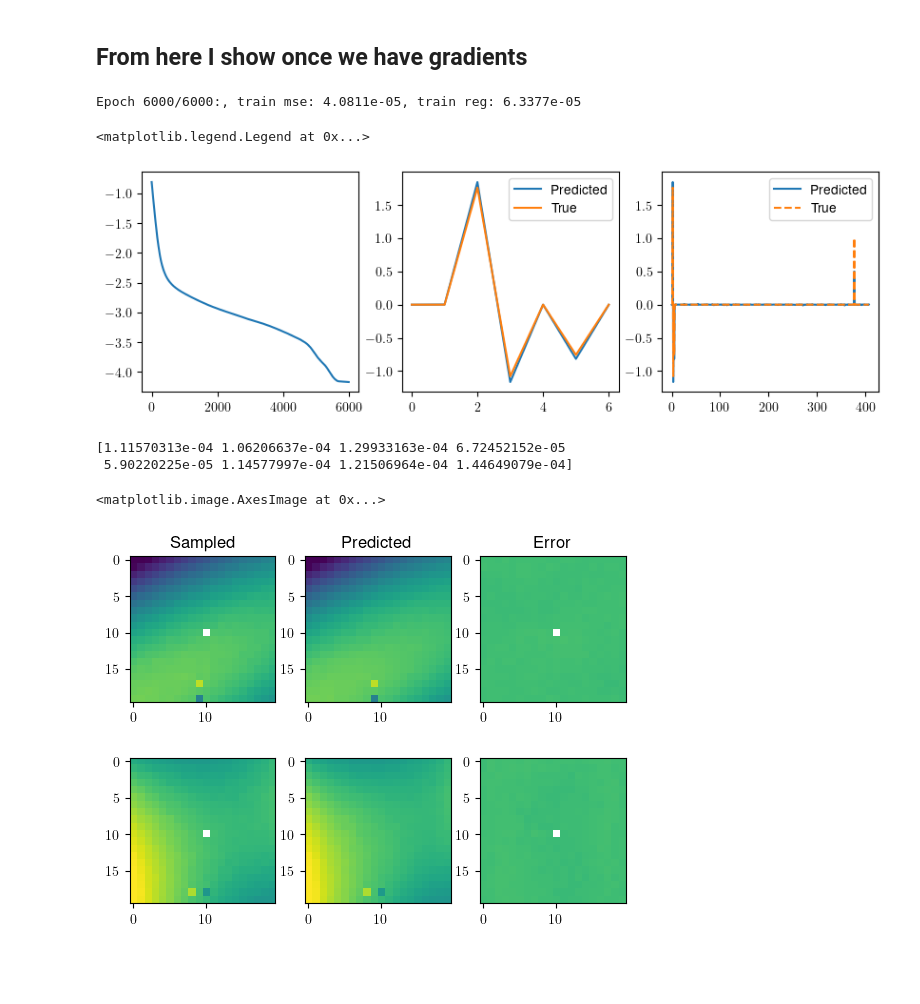
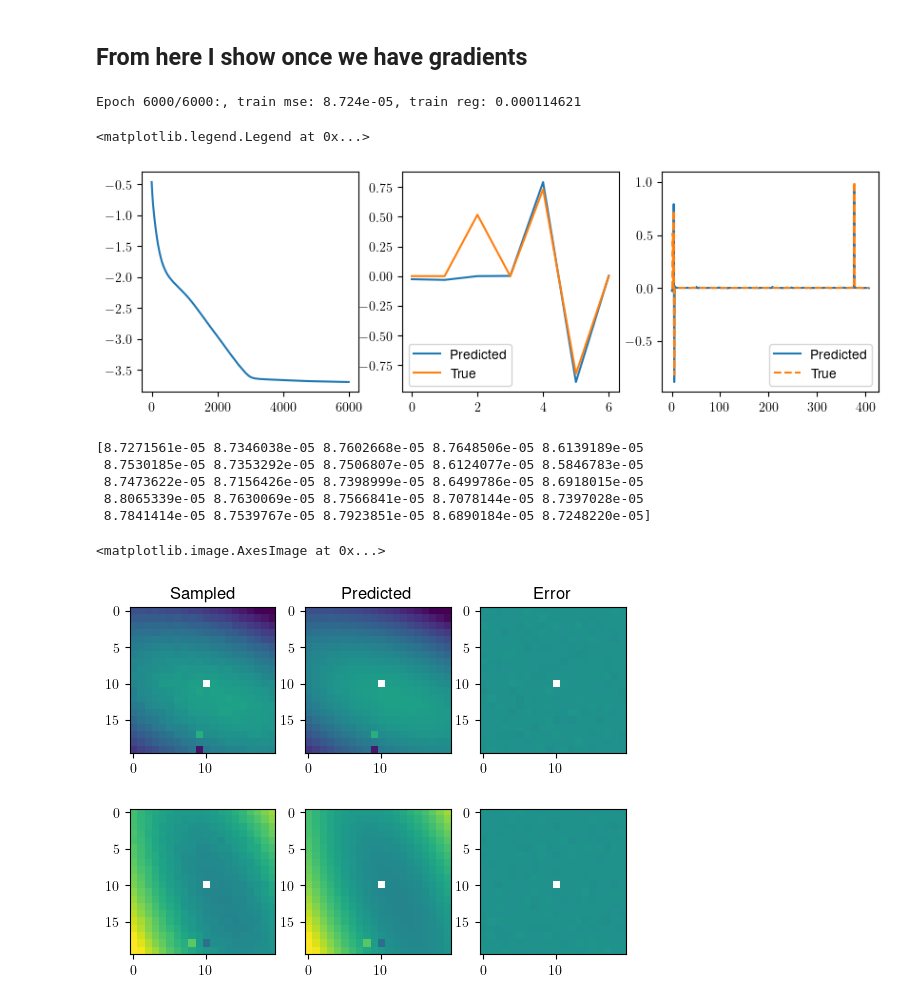
Before and after one commit to sunnyhoward/overdictionary, a Jupyter notebook: examples/Overcomplete.ipynb, the cells around one changed output. Drawn from its saved outputs; the diff is of its cells as text; code cells hidden in the pictures; blank space fills up the shorter version.

```diff
--- a/examples/Overcomplete.ipynb
+++ b/examples/Overcomplete.ipynb
@@ -75,32 +75,37 @@ sampled_gradient[:,10,10] = np.nan
 
 sampled_gradient+=torch.randn_like(sampled_gradient)*0.01 * torch.max(torch.nan_to_num(sampled_gradient))
 
-num_inits = 8
+num_inits = 25
 
 evaller = ModalEvaluator(size=(size,size), initializations=num_inits, n_zernike_rows=n_zernike_rows, zern_transform=True,pixel_basis=True, device=device)
 # %%
-init_rot, init_transX, init_transY = [0.]*num_inits, [0.]*num_inits, [0.]*num_inits
+init_transX, init_transY = np.meshgrid(np.linspace(-.2, .2, 5), np.linspace(-.2, .2, 5))
 
-coeffs, history = evaller.fit(sampled_gradient, affine_initialization=[init_rot, init_transX, init_transY], epochs=6000, lr=3e-3, l1_reg=7e-4)
+init_rot, init_transX, init_transY = [0.]*num_inits, init_transX.flatten(), init_transY.flatten()
+
+coeffs, history = evaller.fit(sampled_gradient, affine_initialization=[init_rot, init_transX, init_transY], epochs=6000, lr=3e-3, l1_reg=1e-3)
 # %% [output]
-Epoch 6000/6000:, train mse: 4.0811e-05, train reg: 6.3377e-05
+Epoch 6000/6000:, train mse: 8.724e-05, train reg: 0.000114621
 # %%
 fig,ax = plt.subplots(1,3, figsize = (10,3))
 ax[0].plot(np.log10(history['loss']))
-ax[1].plot(coeffs['coefficients'][evaller.best_init,3:n_zernike].detach().cpu()/2)
+ax[1].plot(coeffs['coefficients'][evaller.best_init,3:n_zernike].detach().cpu())
 ax[1].plot(mode_coeffs[3:n_zernike,0,0])
 ax[1].legend(['Predicted','True'])
-ax[2].plot(coeffs['coefficients'][evaller.best_init,3:].detach().cpu()/2)
+ax[2].plot(coeffs['coefficients'][evaller.best_init,3:].detach().cpu())
 ax[2].plot(mode_coeffs[3:,0,0],'--')
 ax[2].legend(['Predicted','True'])
 # %% [output]
 <matplotlib.legend.Legend at 0x...>
-[figure, old version]
+[figure, new version]
 # %%
 print(history['per_init_loss'])
 # %% [output]
-[1.11570313e-04 1.06206637e-04 1.29933163e-04 6.72452152e-05
- 5.90220225e-05 1.14577997e-04 1.21506964e-04 1.44649079e-04]
+[8.7271561e-05 8.7346038e-05 8.7602668e-05 8.7648506e-05 8.6139189e-05
+ 8.7530185e-05 8.7353292e-05 8.7506807e-05 8.6124077e-05 8.5846783e-05
+ 8.7473622e-05 8.7156426e-05 8.7398999e-05 8.6499786e-05 8.6918015e-05
+ 8.8065339e-05 8.7630069e-05 8.7566841e-05 8.7078144e-05 8.7397028e-05
+ 8.7841414e-05 8.7539767e-05 8.7923851e-05 8.6890184e-05 8.7248220e-05]
 # %%
 wavefront_pred, derivs_pred =  evaller.get_wavefront(coeffs, microlens_pitch=1)
 # %%
@@ -117,7 +122,7 @@ ax[1,1].imshow(derivs_pred[1],vmax=vmax, vmin=vmin)
 ax[1,2].imshow(sampled_gradient[1]-derivs_pred[1],vmax=vmax, vmin=vmin)
 # %% [output]
 <matplotlib.image.AxesImage at 0x...>
-[figure, old version]
+[figure, new version]
 # %%
 vmax = wavefront.max()
 vmin = wavefront.min()
```
Also changed, not shown: parts of 2 cells of this notebook, 3 other files.
